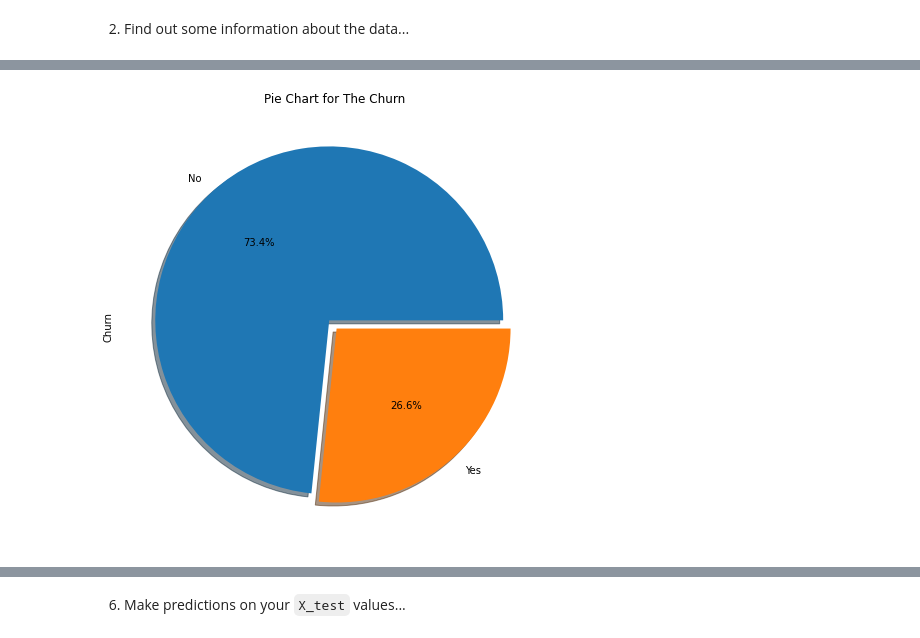
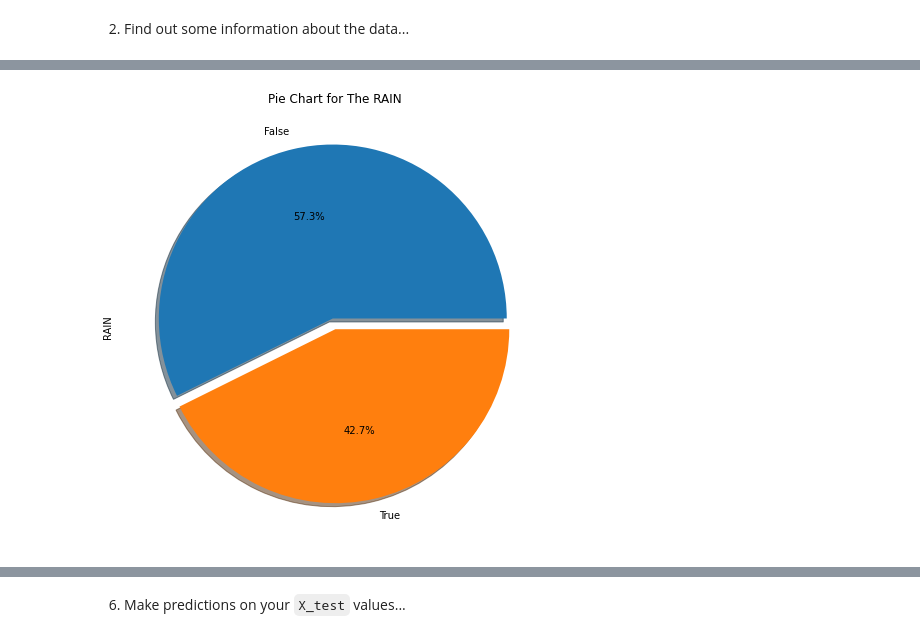
Before and after one commit to mesha4545a/Assigment-2, a Jupyter notebook: Copy_of_02_assignment.ipynb, the cells around one changed output, grey strips where cells are left out. Saved outputs shown, nothing was run; the diff lists cells and outputs as text; code cells hidden in the pictures.

```diff
--- a/Copy_of_02_assignment.ipynb
+++ b/Copy_of_02_assignment.ipynb
@@ -16,5 +22,5 @@
 # %%
 import pandas as pd
-df = pd.read_csv('https://github.com/gumdropsteve/intro_to_machine_learning/raw/main/day_05/data/churn_data.csv')
+df =pd.read_csv('https://github.com/daniel-dc-cd/data_science/raw/master/module_3_Python/data/seattle_weather_1948-2017.csv')
 df
 # %% [output]
@@ -101,8 +104,8 @@ Name: Churn, dtype: int64
 # %%
 import matplotlib.pyplot as plt
 
-df['Churn'].value_counts().plot.pie(explode=[0.04650, 0.01688], autopct='%1.1f%%', shadow=True, figsize=(8,8))
-plt.title('Pie Chart for The Churn')
+df['RAIN'].value_counts().plot.pie(explode=[0.04650, 0.01688], autopct='%1.1f%%', shadow=True, figsize=(8,8))
+plt.title('Pie Chart for The RAIN')
 plt.show()
 # %% [output]
-[figure, old version]
+[figure, new version]
```
Also changed, not shown: parts of 74 cells of this notebook.
